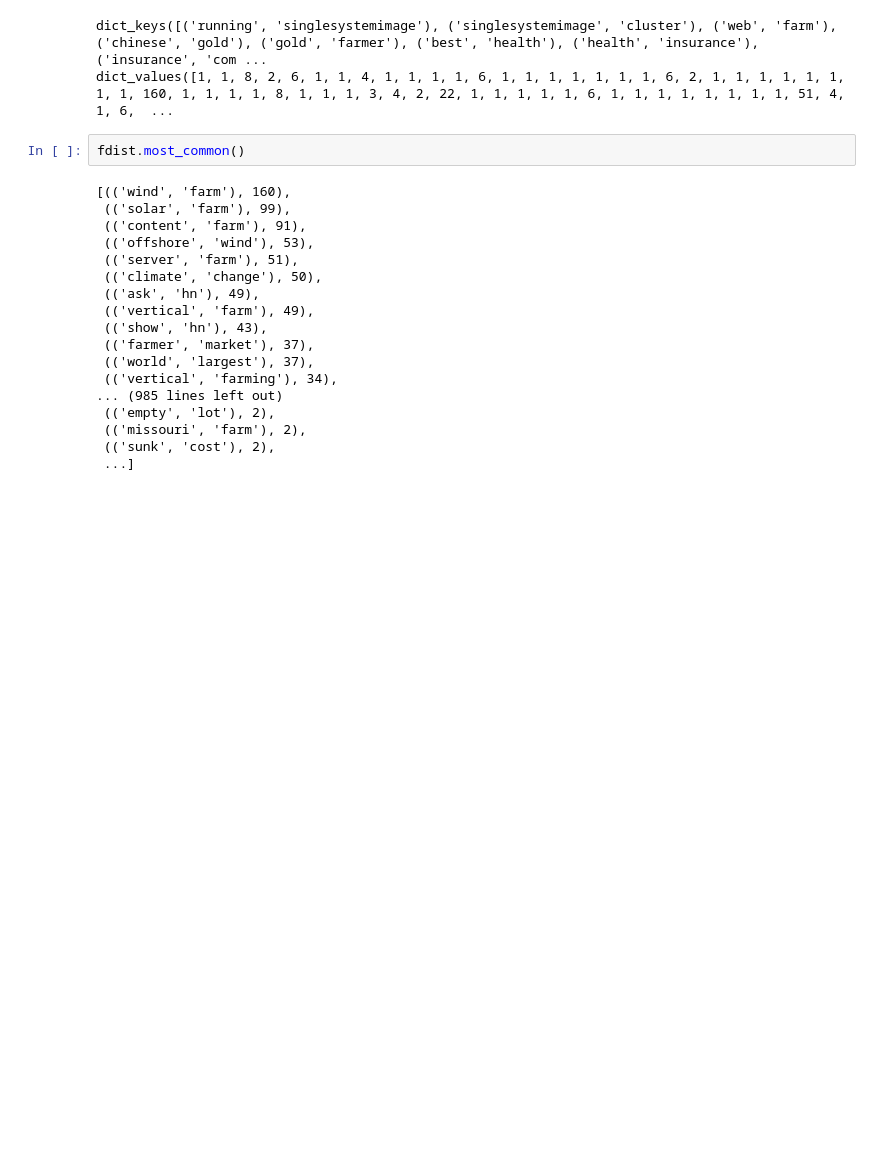
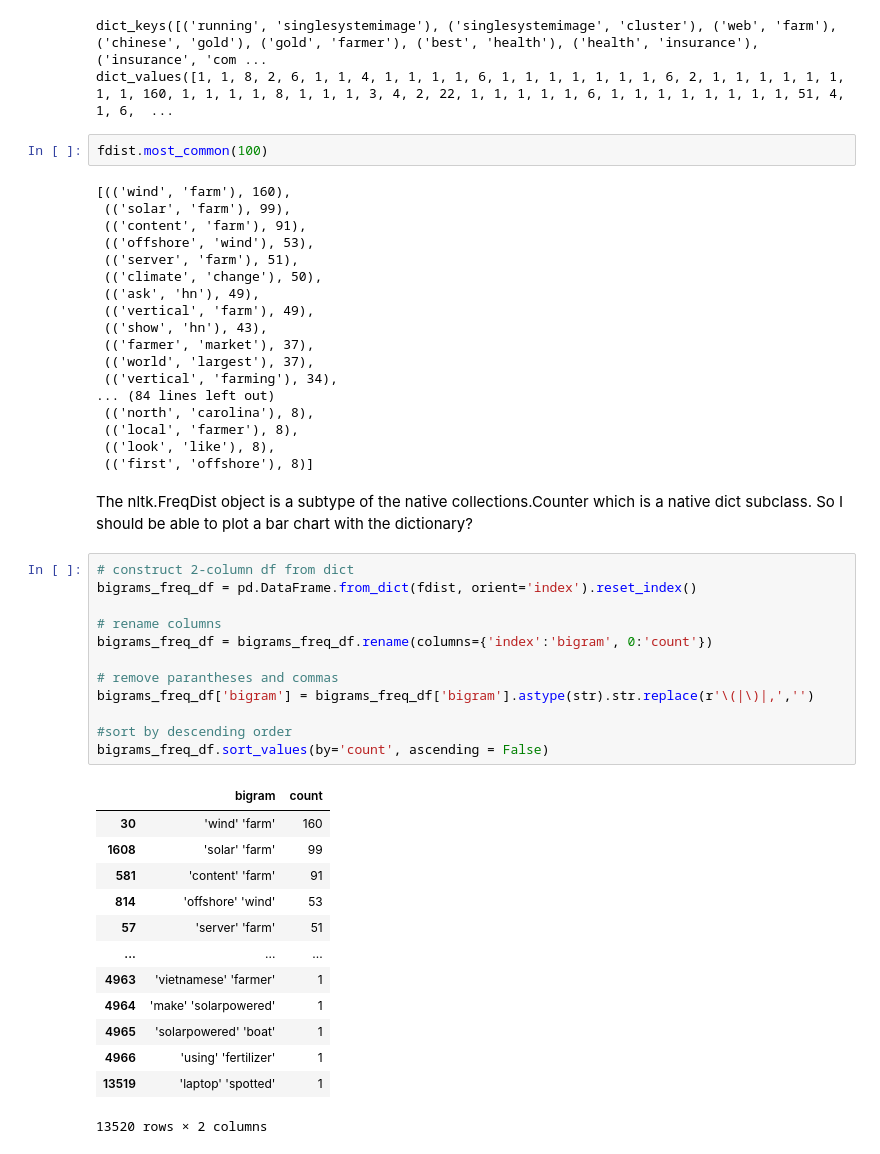
Before and after one commit to fangningtan/hackernews-agtech, a Jupyter notebook: HN-agri-stories.ipynb, the cells around one changed output. Drawn from its saved outputs; the diff is of its cells as text; blank space fills up the shorter version.

```diff
--- a/HN-agri-stories.ipynb
+++ b/HN-agri-stories.ipynb
@@ -275,7 +276,7 @@ print(fdist.values())
 dict_keys([('running', 'singlesystemimage'), ('singlesystemimage', 'cluster'), ('web', 'farm'), ('chinese', 'gold'), ('gold', 'farmer'), ('best', 'health'), ('health', 'insurance'), ('insurance', 'com ...
 dict_values([1, 1, 8, 2, 6, 1, 1, 4, 1, 1, 1, 1, 6, 1, 1, 1, 1, 1, 1, 1, 6, 2, 1, 1, 1, 1, 1, 1, 1, 1, 160, 1, 1, 1, 1, 8, 1, 1, 1, 3, 4, 2, 22, 1, 1, 1, 1, 1, 6, 1, 1, 1, 1, 1, 1, 1, 1, 51, 4, 1, 6,  ...
 # %%
-fdist.most_common()
+fdist.most_common(100)
 # %% [output]
 [(('wind', 'farm'), 160),
  (('solar', 'farm'), 99),
@@ -289,8 +290,36 @@ fdist.most_common()
  (('farmer', 'market'), 37),
  (('world', 'largest'), 37),
  (('vertical', 'farming'), 34),
-... (985 lines left out)
- (('empty', 'lot'), 2),
- (('missouri', 'farm'), 2),
- (('sunk', 'cost'), 2),
- ...]
+... (84 lines left out)
+ (('north', 'carolina'), 8),
+ (('local', 'farmer'), 8),
+ (('look', 'like'), 8),
+ (('first', 'offshore'), 8)]
+# %% [markdown]
+The nltk.FreqDist object is a subtype of the native collections.Counter which is a native dict subclass. So I should be able to plot a bar chart with the dictionary?
+# %%
+# construct 2-column df from dict
+bigrams_freq_df = pd.DataFrame.from_dict(fdist, orient='index').reset_index()
+
+# rename columns
+bigrams_freq_df = bigrams_freq_df.rename(columns={'index':'bigram', 0:'count'})
+
+# remove parantheses and commas
+bigrams_freq_df['bigram'] = bigrams_freq_df['bigram'].astype(str).str.replace(r'\(|\)|,','')
+
+#sort by descending order
+bigrams_freq_df.sort_values(by='count', ascending = False)
+# %% [output]
+|  | bigram | count |
+| 30 | 'wind' 'farm' | 160 |
+| 1608 | 'solar' 'farm' | 99 |
+| 581 | 'content' 'farm' | 91 |
+| 814 | 'offshore' 'wind' | 53 |
+| 57 | 'server' 'farm' | 51 |
+| ... | ... | ... |
+| 4963 | 'vietnamese' 'farmer' | 1 |
+| 4964 | 'make' 'solarpowered' | 1 |
+| 4965 | 'solarpowered' 'boat' | 1 |
+| 4966 | 'using' 'fertilizer' | 1 |
+| 13519 | 'laptop' 'spotted' | 1 |
+13520 rows × 2 columns
```
Also changed, not shown: parts of 12 cells of this notebook.
